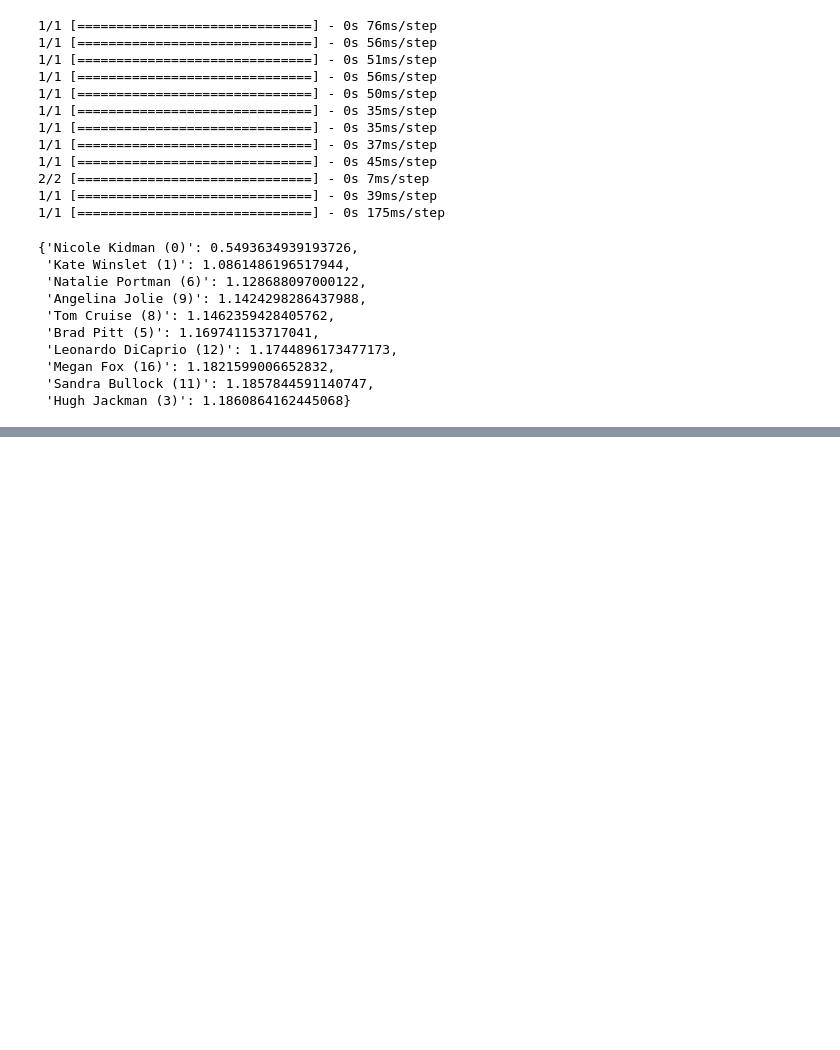
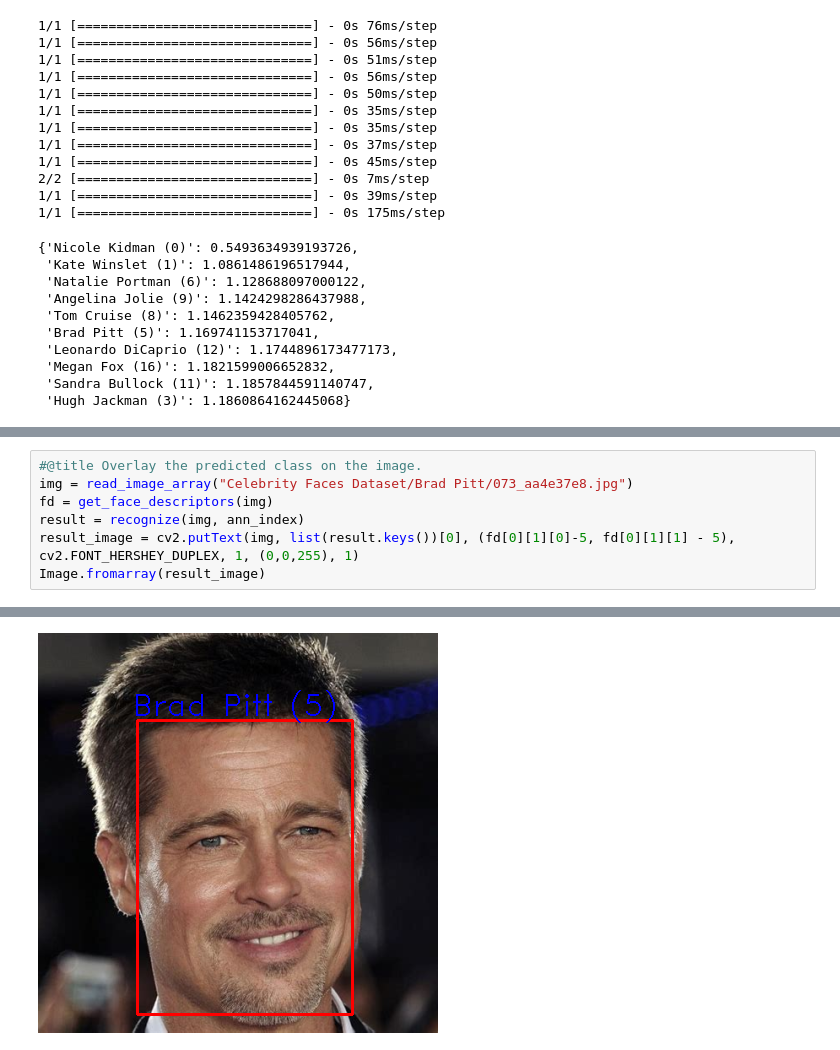
Before and after one commit to abhishek-kumar/ml-edge, a Jupyter notebook: 3_computer_vision/6_face_detection_representation_recognition_ann.ipynb, the cells around one changed output, grey strips where cells are left out. Drawn from its saved outputs; the diff is of its cells as text; blank space fills up the shorter version.

```diff
--- a/3_computer_vision/6_face_detection_representation_recognition_ann.ipynb
+++ b/3_computer_vision/6_face_detection_representation_recognition_ann.ipynb
@@ -258,0 +250,8 @@ recognize(read_image_array(id_to_images[8][-1]), ann_index)
+# %%
+#@title Overlay the predicted class on the image.
+img = read_image_array("Celebrity Faces Dataset/Brad Pitt/073_aa4e37e8.jpg")
+fd = get_face_descriptors(img)
+result = recognize(img, ann_index)
+result_image = cv2.putText(img, list(result.keys())[0], (fd[0][1][0]-5, fd[0][1][1] - 5), cv2.FONT_HERSHEY_DUPLEX, 1, (0,0,255), 1)
+Image.fromarray(result_image)
+# %% [output]
@@ -258,0 +275 @@ recognize(read_image_array(id_to_images[8][-1]), ann_index)
+[figure, added]
```
Also changed, not shown: parts of 8 cells of this notebook.
